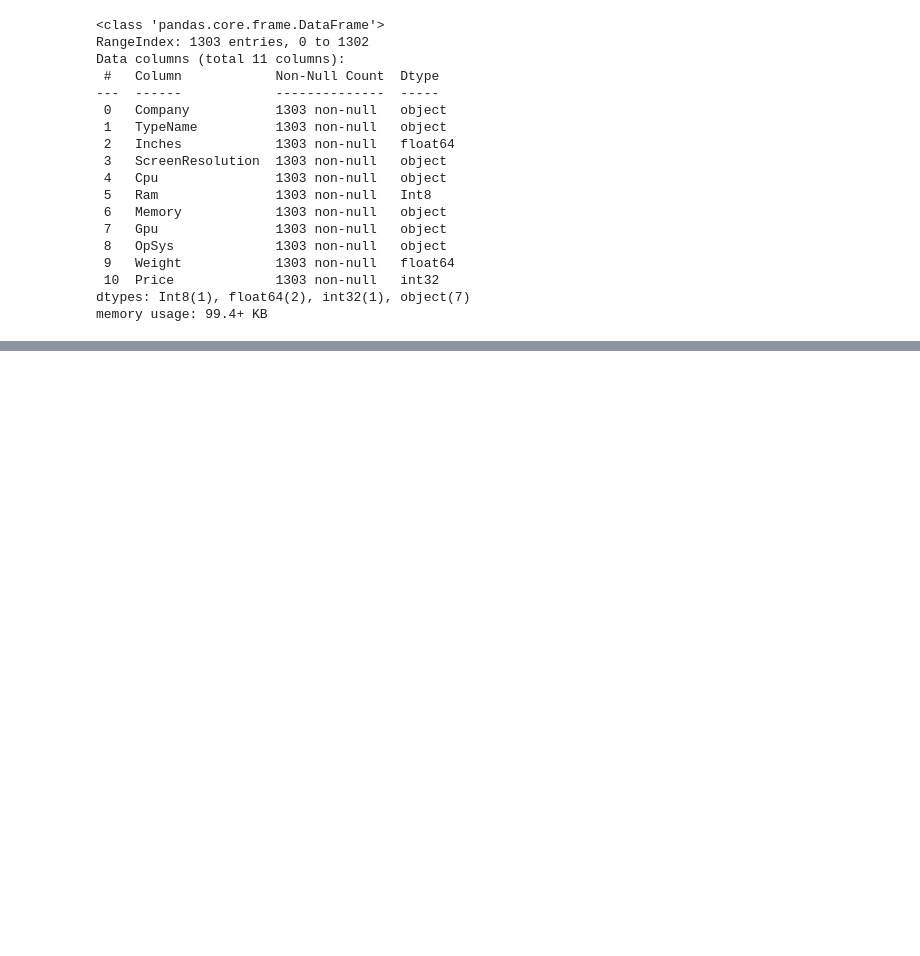
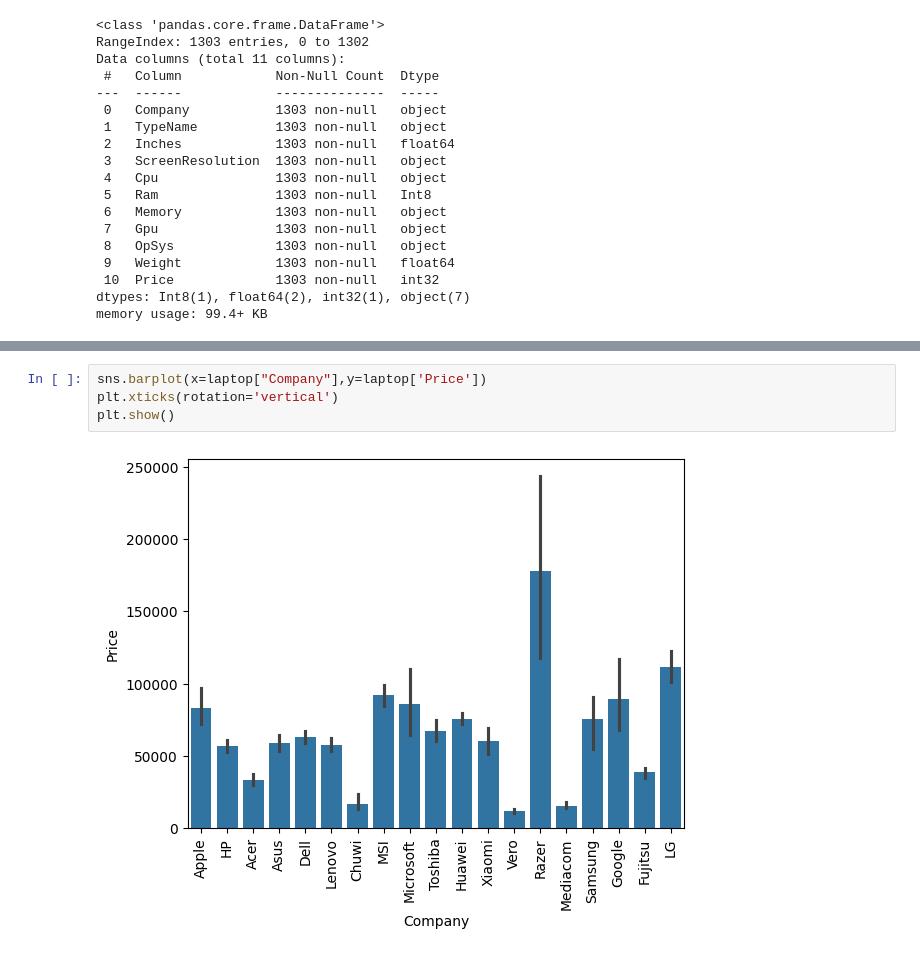
Before and after one commit to mukund-gpt/Laptop-Price-Predictor, a Jupyter notebook: laptop.ipynb, the cells around one changed output, grey strips where cells are left out. Saved outputs shown, nothing was run; the diff lists cells and outputs as text; blank space fills up the shorter version.

```diff
--- a/laptop.ipynb
+++ b/laptop.ipynb
@@ -91,0 +97,6 @@ NameError: name 'laptop' is not defined
+# %%
+sns.barplot(x=laptop["Company"],y=laptop['Price'])
+plt.xticks(rotation='vertical')
+plt.show()
+# %% [output]
+[figure, added]
```
Also changed, not shown: parts of 38 cells of this notebook.
